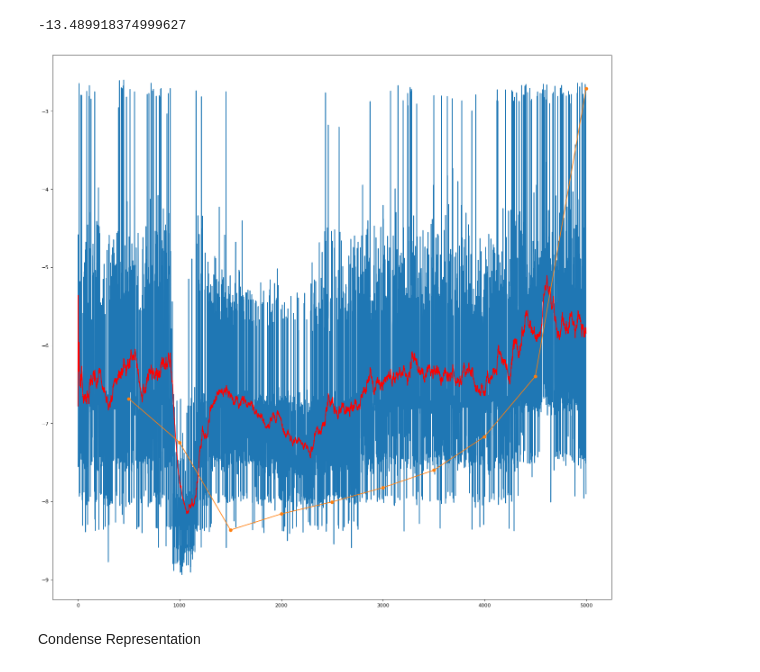
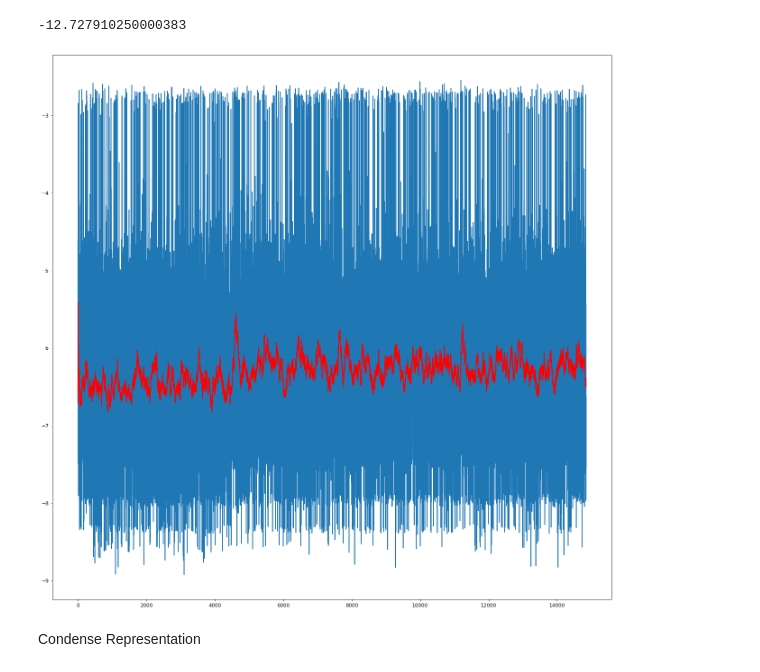
Before and after one commit to siriusctrl/Storm-auto-scheduler, a Jupyter notebook: visualise.ipynb, the cells around one changed output. Drawn from its saved outputs; the diff is of its cells as text; code cells hidden in the pictures.

Commit message:
wolpertinger parallel with better reward

```diff
--- a/visualise.ipynb
+++ b/visualise.ipynb
@@ -4,12 +4,12 @@ import pickle
 import numpy as np
 import matplotlib.pyplot as plt
 # %%
-with open('./results/our_Wolpertinger_cSim_0.pkl', 'rb') as f:
+with open('./results/li_Wolpertinger_cSim_1_step.pkl', 'rb') as f:
     steps = pickle.load(f)
 # %%
 max(steps)
 # %% [output]
--13.489918374999627
+-12.727910250000383
 # %%
 log_step = np.array(-np.log(np.abs(steps)))
 # %%
@@ -22,12 +22,12 @@ for i in range(len(log_step)):
     runing_averge.append(curr / correction)
 # %%
 plt.figure(figsize=(20, 20), dpi=80)
-plt.plot(range(len(log_step)), log_step)
-plt.plot(range(len(log_step)), runing_averge, c='r')
-plt.plot([500,1000,1500,2000,2500,3000,3500,4000,4500,5000],np.array(-np.log([800,1400,4300,3500,3000,2500,2000,1300,600,15])), '-o')
+plt.plot(range(1, len(log_step)+1), log_step)
+plt.plot(range(1, len(log_step)+1), runing_averge, c='r')
+# plt.plot([500,1000,1500,2000,2500,3000,3500,4000,4500,5000],np.array(-np.log([800,1400,4300,3500,3000,2500,2000,1300,600,15])), '-o')
 plt.show()
 # %% [output]
-[figure, old version]
+[figure, new version]
 # %% [markdown]
 Condense Representation
 # %%
```
Also changed, not shown: parts of 2 cells of this notebook, 3 other files.
